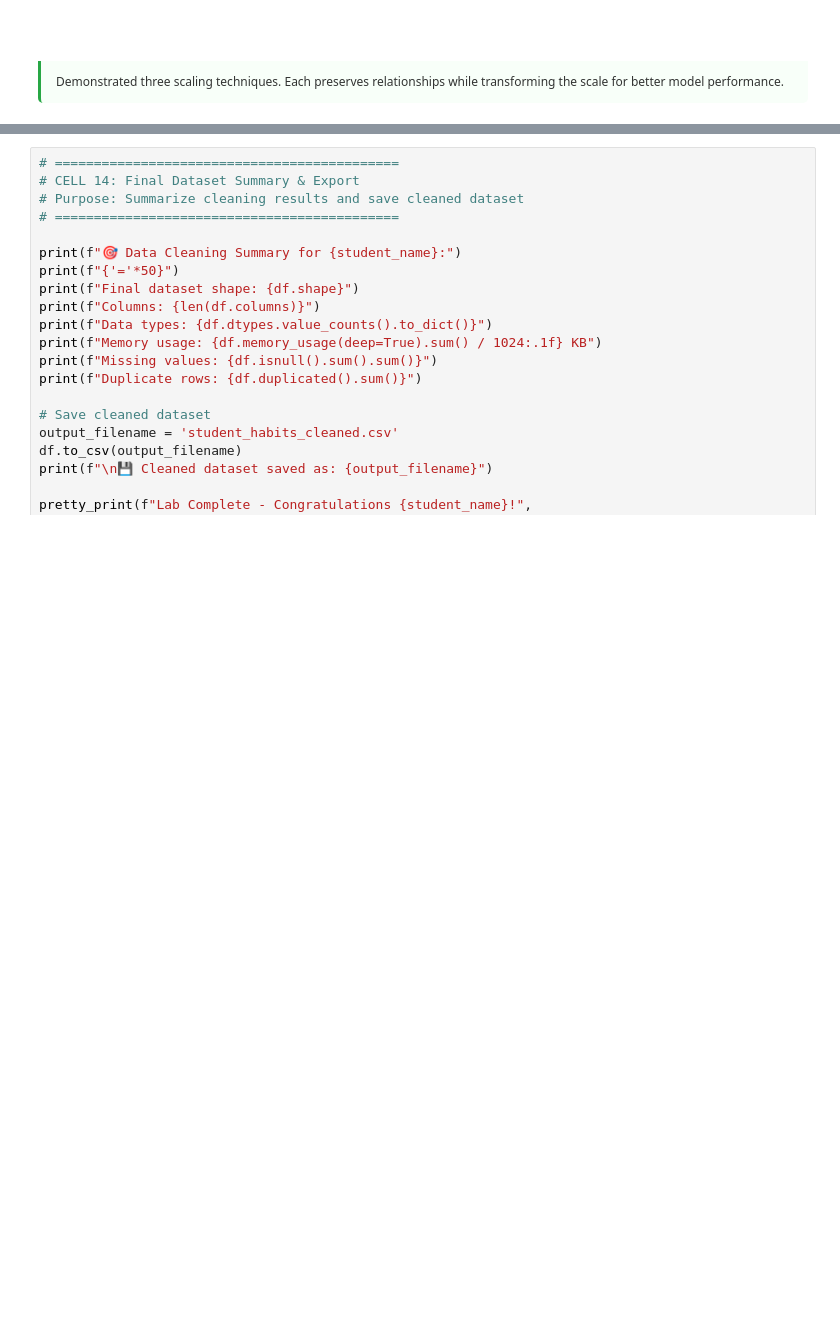
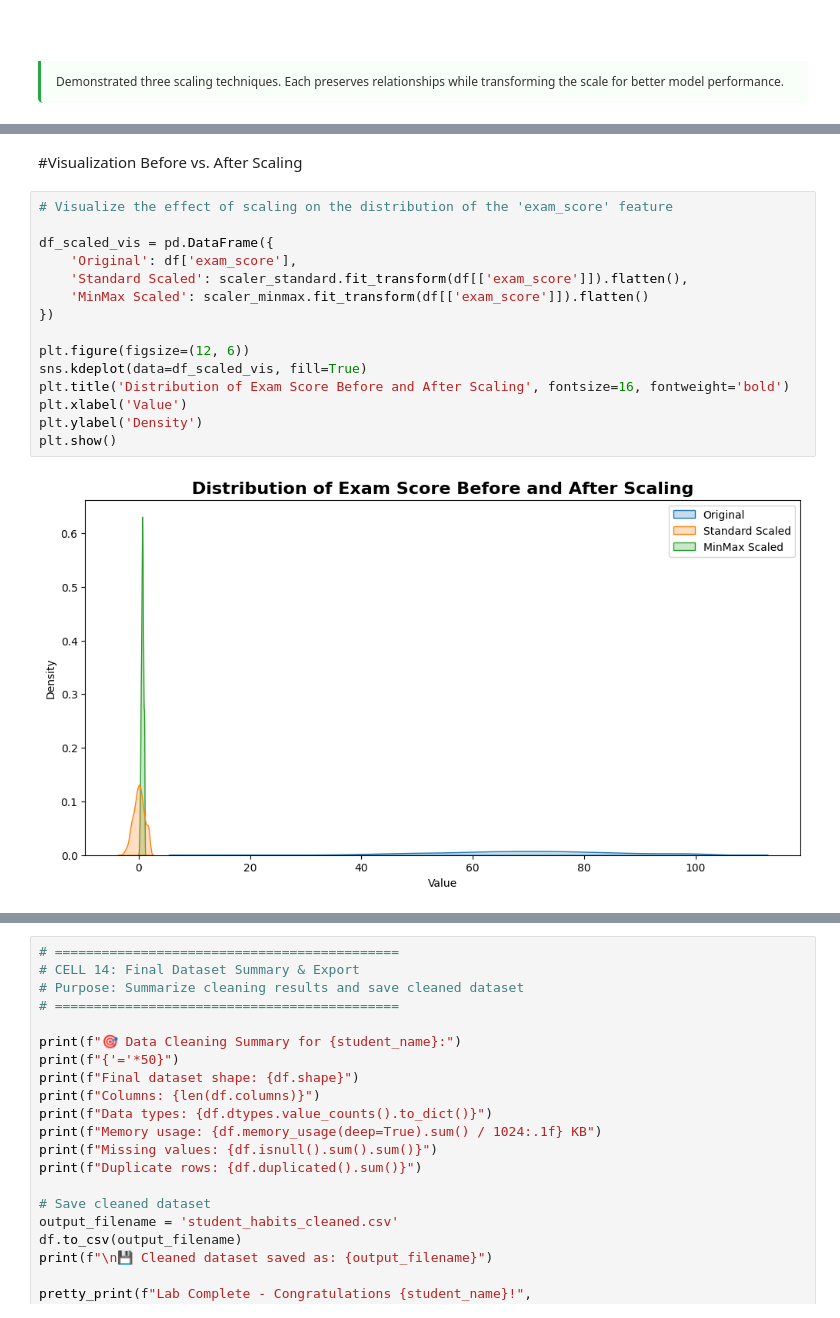
Before and after one commit to Kruthikasv/Address-Formatting-API, a Jupyter notebook: Lab 01_DataProcessing.ipynb, the cells around one changed output, grey strips where cells are left out. Saved outputs shown, nothing was run; the diff lists cells and outputs as text; blank space fills up the shorter version.

```diff
--- a/Lab 01_DataProcessing.ipynb
+++ b/Lab 01_DataProcessing.ipynb
@@ -761,0 +816,19 @@ Demonstrated three scaling techniques. Each preserves relationships while transf
+# %% [markdown]
+#Visualization Before vs. After Scaling
+# %%
+# Visualize the effect of scaling on the distribution of the 'exam_score' feature
+
+df_scaled_vis = pd.DataFrame({
+    'Original': df['exam_score'],
+    'Standard Scaled': scaler_standard.fit_transform(df[['exam_score']]).flatten(),
+    'MinMax Scaled': scaler_minmax.fit_transform(df[['exam_score']]).flatten()
+})
+
+plt.figure(figsize=(12, 6))
+sns.kdeplot(data=df_scaled_vis, fill=True)
+plt.title('Distribution of Exam Score Before and After Scaling', fontsize=16, fontweight='bold')
+plt.xlabel('Value')
+plt.ylabel('Density')
+plt.show()
+# %% [output]
+[figure, added]
```
Also changed, not shown: parts of 13 cells of this notebook.
